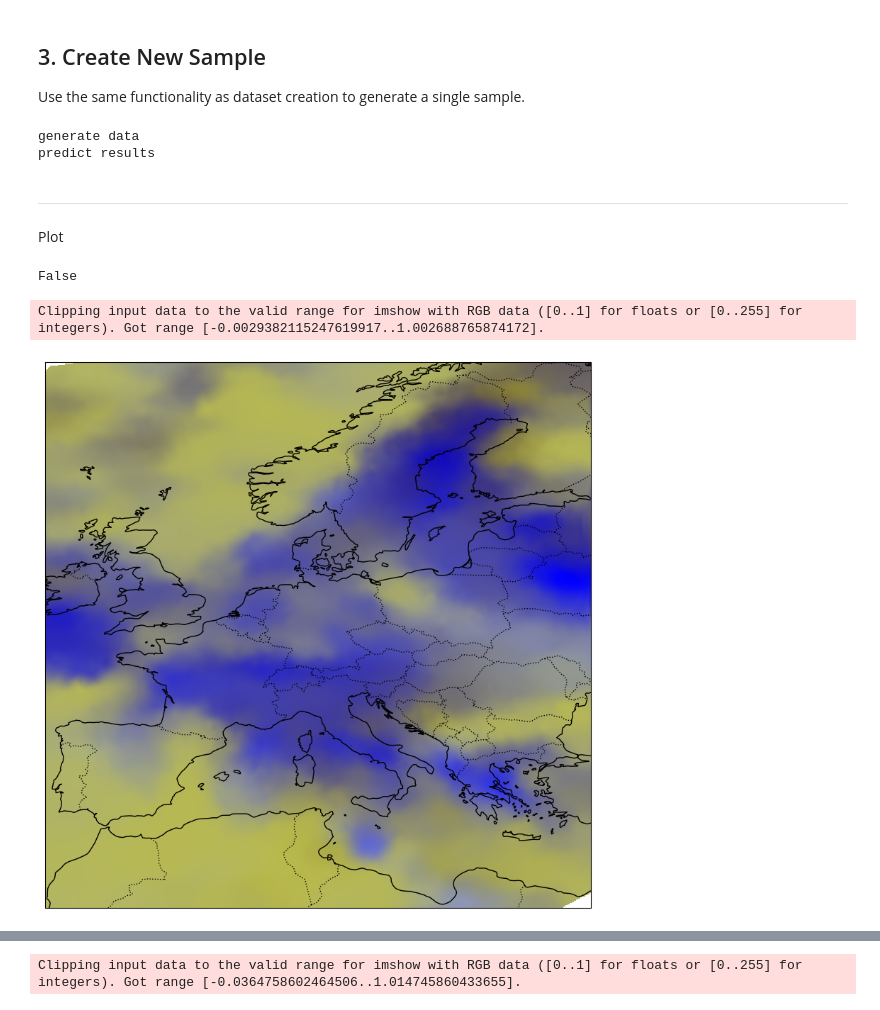
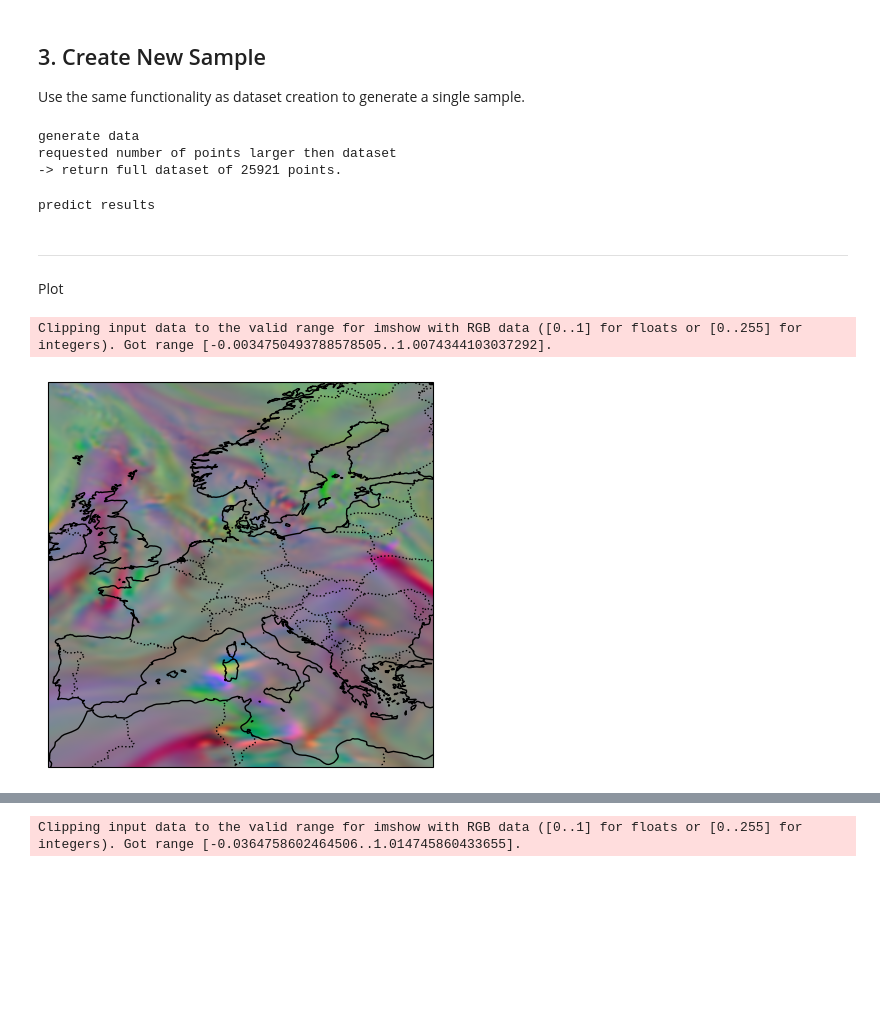
Before and after one commit to laueb4818/NOFE, a Jupyter notebook: ERA5/notebooks/visualize.ipynb, the cells around one changed output, grey strips where cells are left out. Saved outputs shown, nothing was run; the diff lists cells and outputs as text; code cells hidden in the pictures; blank space fills up the shorter version.

```diff
--- a/ERA5/notebooks/visualize.ipynb
+++ b/ERA5/notebooks/visualize.ipynb
@@ -178,24 +193,27 @@ Total parameters: 36,739
 
 Use the same functionality as dataset creation to generate a single sample.
 # %%
-date = "2019-04-01"
+date = "2019-01-19"
 
 
 bbox = lon_min, lat_min, lon_max, lat_max
+#bbox = 0, 45, 30, 75
 Generator = Data_Generator(data_path)
 Generator.load_data(bbox=bbox, vars=vars, filename=f'{date}.nc')
 
-
+N=30000
 print('generate data')
-graph = Generator.sample_graph(N=N, k=k, perplexity=perplexity, sampling_method=sampling_method, gen_feature_mode=feature_mode)
+graph = Generator.sample_graph(N=N, k=k, perplexity=perplexity, sampling_method=sampling_method, gen_feature_mode=feature_mode, sigma_method='ones')
 sample = graph.to(device)
-
-
-print('predict results')
-output = model(sample).detach().cpu().numpy()
 # %% [output]
 generate data
-predict results
+requested number of points larger then dataset
+-> return full dataset of 25921 points.
+# %%
+print('predict results')
+output = model(sample).detach().cpu().numpy()
+# %% [output]
+predict results
 # %% [markdown]
 ---
 Plot
@@ -204,30 +220,18 @@ Plot
-# %%
-def data_has_nan(data):
-    for key, value in data:
-        if torch.is_tensor(value):
-            if torch.isnan(value).any():
-                print(f"NaNs found in '{key}'")
-                return True
-    return False
-
-data_has_nan(sample)
-# %% [output]
-False
-# %%
-locations = pd.DataFrame({"lat": sample.meta.gps[:,0], "lon": sample.meta.gps[:,1]})
-
-res_model = pd.DataFrame(
-    {
-        "x1": output[:, 0],
-        "x2": output[:, 1],
-        "x3": output[:, 2],
-    }
-)
-res_model = pd.concat([locations, res_model], axis=1)
-
-figsize = (10, 10)
-fig = rgb(res_model, figsize=figsize)
-#fig = rgb_scale(res_model, percentile=1, figsize=figsize)
-# %% [output]
-Clipping input data to the valid range for imshow with RGB data ([0..1] for floats or [0..255] for integers). Got range [-0.0029382115247619917..1.002688765874172].
-[figure, removed]
+# %%
+locations = pd.DataFrame({"lat": sample.meta.gps[:,0], "lon": sample.meta.gps[:,1]})
+
+res_model = pd.DataFrame(
+    {
+        "x1": output[:, 0],
+        "x2": output[:, 1],
+        "x3": output[:, 2],
+    }
+)
+res_model = pd.concat([locations, res_model], axis=1)
+
+figsize = (5, 5)
+fig = rgb(res_model, figsize=figsize)
+#fig = rgb_scale(res_model, percentile=1, figsize=figsize)
+# %% [output]
+Clipping input data to the valid range for imshow with RGB data ([0..1] for floats or [0..255] for integers). Got range [-0.0034750493788578505..1.0074344103037292].
+[figure, added]
```
Also changed, not shown: parts of 8 cells of this notebook, 1 other file.
